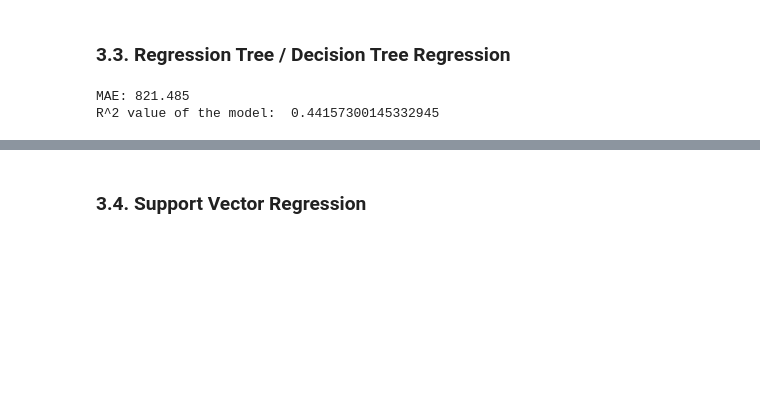
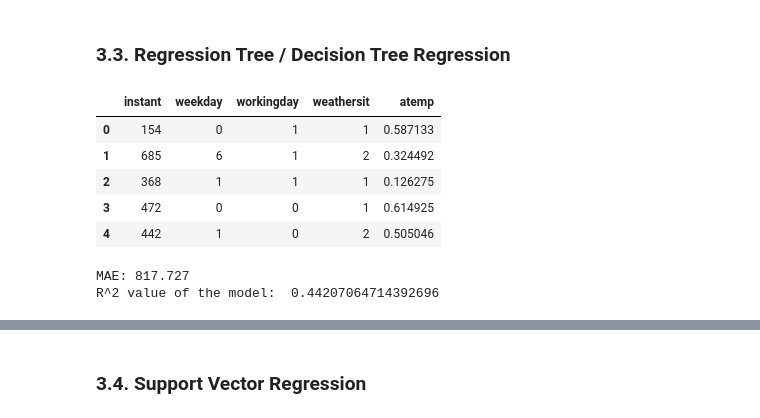
Before and after one commit to PatrykGadziomski/Bike-Rental-Prediction, a Jupyter notebook: Task 3/model_optimization.ipynb, the cells around one changed output, grey strips where cells are left out. Cells and saved outputs as stored; diff of their text form; code cells hidden in the pictures; blank space fills up the shorter version.

```diff
--- a/Task 3/model_optimization.ipynb
+++ b/Task 3/model_optimization.ipynb
@@ -186,5 +206,17 @@ plt.legend()
 # %% [markdown]
 ### 3.3. Regression Tree / Decision Tree Regression
+# %%
+droplist_tree = ['leaflets', 'price reduction', 'yr', 'mnth', 'holiday', 'windspeed', 'season']
+train_features_tree = train_features.drop(droplist_tree, axis=1)
+test_features_tree = test_features.drop(droplist_tree, axis=1)
+train_features_tree.head()
+# %% [output]
+|  | instant | weekday | workingday | weathersit | atemp |
+| 0 | 154 | 0 | 1 | 1 | 0.587133 |
+| 1 | 685 | 6 | 1 | 2 | 0.324492 |
+| 2 | 368 | 1 | 1 | 1 | 0.126275 |
+| 3 | 472 | 0 | 0 | 1 | 0.614925 |
+| 4 | 442 | 1 | 0 | 2 | 0.505046 |
 # %%
 tree_model = DecisionTreeRegressor(criterion='absolute_error', # best value
                                    splitter='best', # best value
@@ -210,10 +242,10 @@ mae = mean_absolute_error(test_labels, tree_prediction)
 print('MAE: %.3f' % mae)
 
 #Return the coefficient of determination R^2 of the prediction -> Score: best possible value is 1.0
-print("R^2 value of the model: ",tree_model.score(test_features, test_labels))
+print("R^2 value of the model: ",tree_model.score(test_features_tree, test_labels))
 # %% [output]
-MAE: 821.485
-R^2 value of the model:  0.44157300145332945
+MAE: 817.727
+R^2 value of the model:  0.44207064714392696
 # %%
 # Visualize the output
 plt.figure(figsize=(14,6))
```
Also changed, not shown: parts of 23 cells of this notebook, 2 other files.
